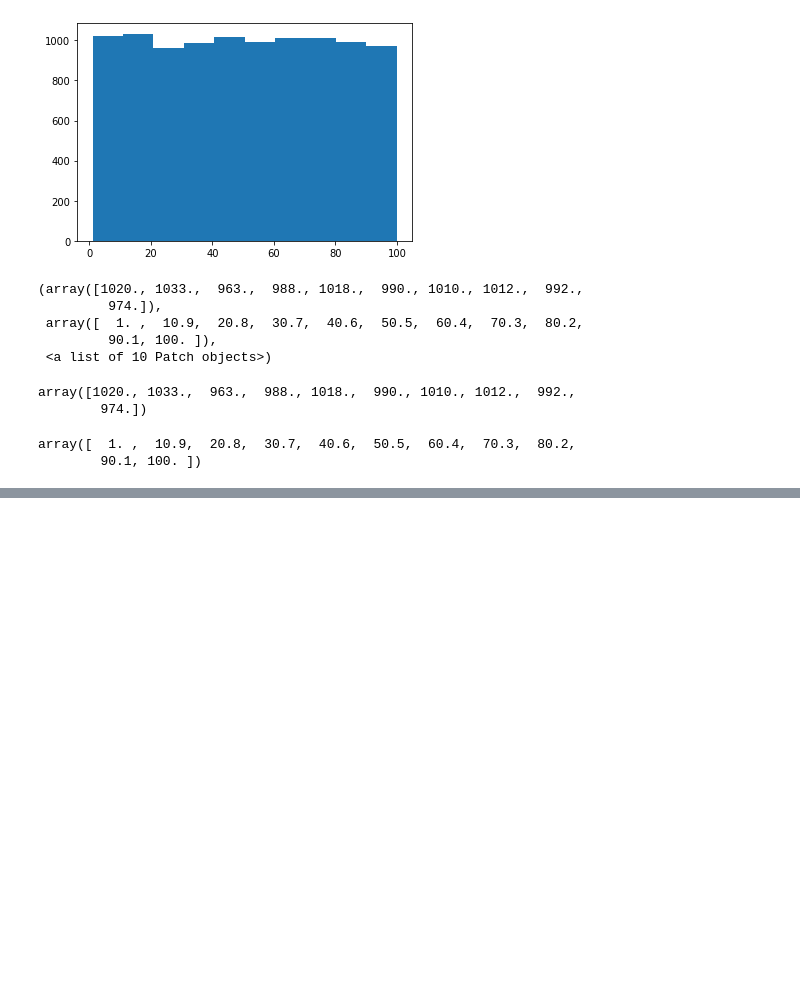
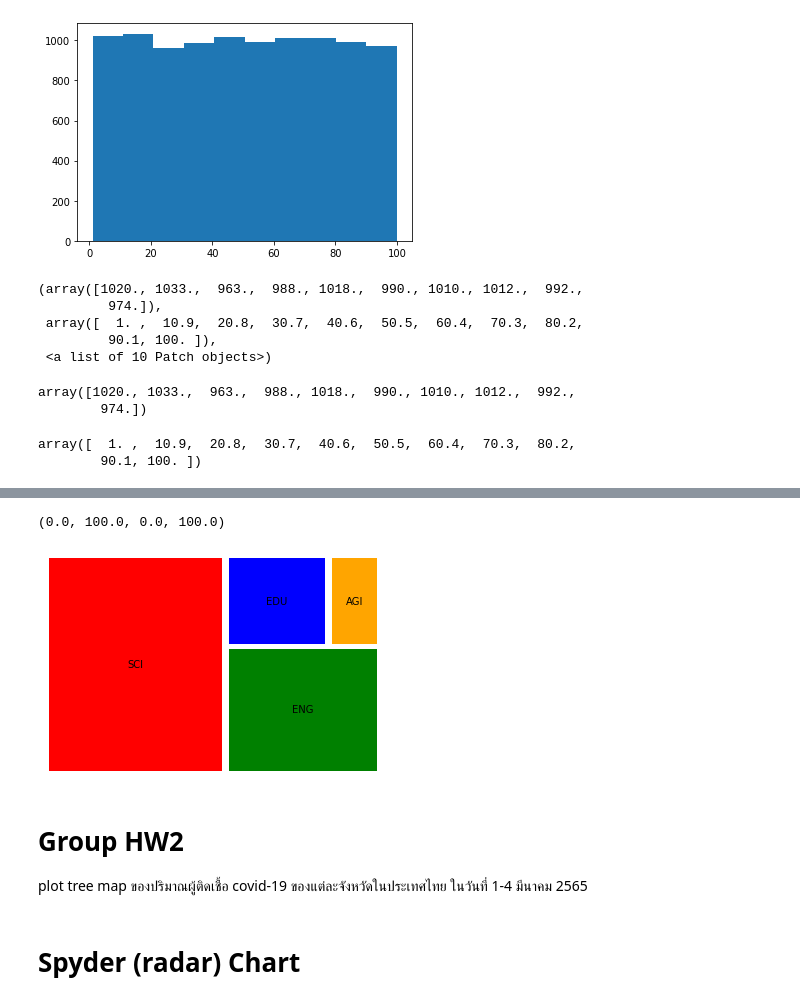
Before and after one commit to jittakorn-ch/data_viz_2022, a Jupyter notebook: DataViz04_Data_Comparison_(PCA).ipynb, the cells around one changed output, grey strips where cells are left out. Saved outputs shown, nothing was run; the diff lists cells and outputs as text; code cells hidden in the pictures; blank space fills up the shorter version.

Commit message:
Tree Map and Spyder

```diff
--- a/DataViz04_Data_Comparison_(PCA).ipynb
+++ b/DataViz04_Data_Comparison_(PCA).ipynb
@@ -296,0 +340,15 @@ array([  1. ,  10.9,  20.8,  30.7,  40.6,  50.5,  60.4,  70.3,  80.2,
+# %%
+labels = ['SCI', 'ENG', 'EDU', 'AGI']
+data = [500, 250, 120, 60]
+color = ['red', 'green', 'blue', 'orange']
+squarify.plot(data,color=color, label = labels, pad=True)   # pad = เพิ่มขอบของแต่ละสี่เหลี่ยม
+plt.axis('off')
+# %% [output]
+(0.0, 100.0, 0.0, 100.0)
+[figure, added]
+# %% [markdown]
+# Group HW2
+
+plot tree map ของปริมาณผู้ติดเชื้อ covid-19 ของแต่ละจังหวัดในประเทศไทย ในวันที่ 1-4 มีนาคม 2565
+# %% [markdown]
+# Spyder (radar) Chart
```
Also changed, not shown: parts of 11 cells of this notebook.
